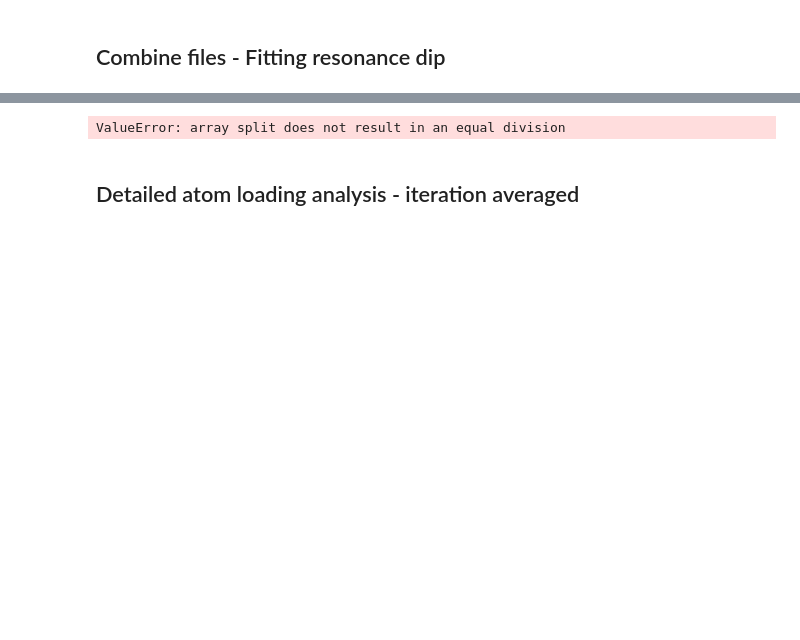
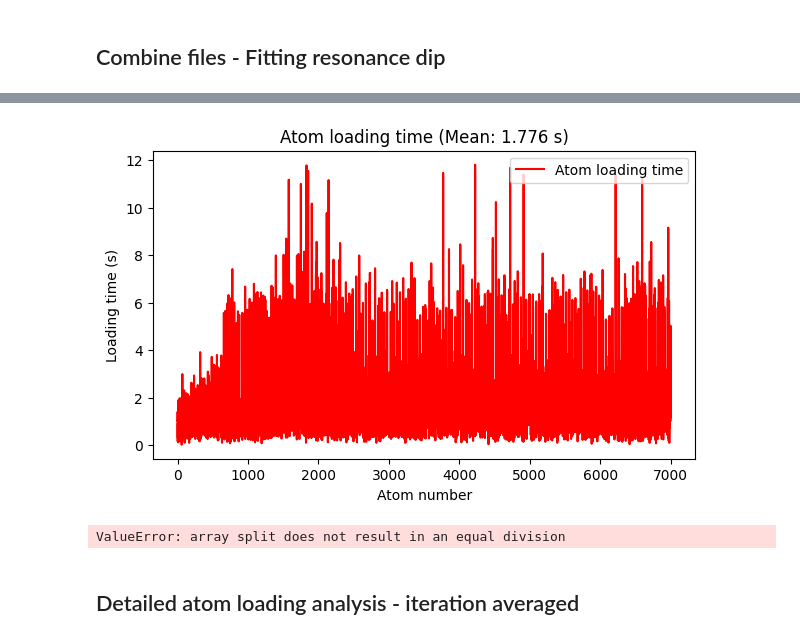
Before and after one commit to QuantumQuadrate/qn_artiq_routines, a Jupyter notebook: Analysis/Single atom analysis/atom_loading_analysis_2025.ipynb, the cells around one changed output, grey strips where cells are left out. Cells and saved outputs as stored; diff of their text form; code cells hidden in the pictures; blank space fills up the shorter version.

```diff
--- a/Analysis/Single atom analysis/atom_loading_analysis_2025.ipynb
+++ b/Analysis/Single atom analysis/atom_loading_analysis_2025.ipynb
@@ -403,3 +409,18 @@ center=322.5796, sigma=345.6729, depth=1.0000
+# %%
+#### Plot the combined Atom_loading_time values
+## We can slice the array to separate iterations later, if we want.
+combined_atom_loading_times = list(itertools.chain(*all_atom_loading_times))
+mean_loading_time = np.mean(combined_atom_loading_times[0:7000])
+plt.figure(figsize=(7, 4))
+plt.plot(combined_atom_loading_times[0:7000], 'r-', label='Atom loading time')
+plt.xlabel("Atom number")
+plt.ylabel("Loading time (s)")
+plt.title(f"Atom loading time (Mean: {mean_loading_time:.3f} s)")
+# plt.title(f"Combined Atom Loading Time for All Files")
+plt.legend(loc='best')
+plt.show()
+# %% [output]
+[figure, added]
 # %%
 subarrays = np.split(BothSPCMs_RO1[1:], iteration+1)
 
```
Also changed, not shown: parts of 6 cells of this notebook, 5 other files.
